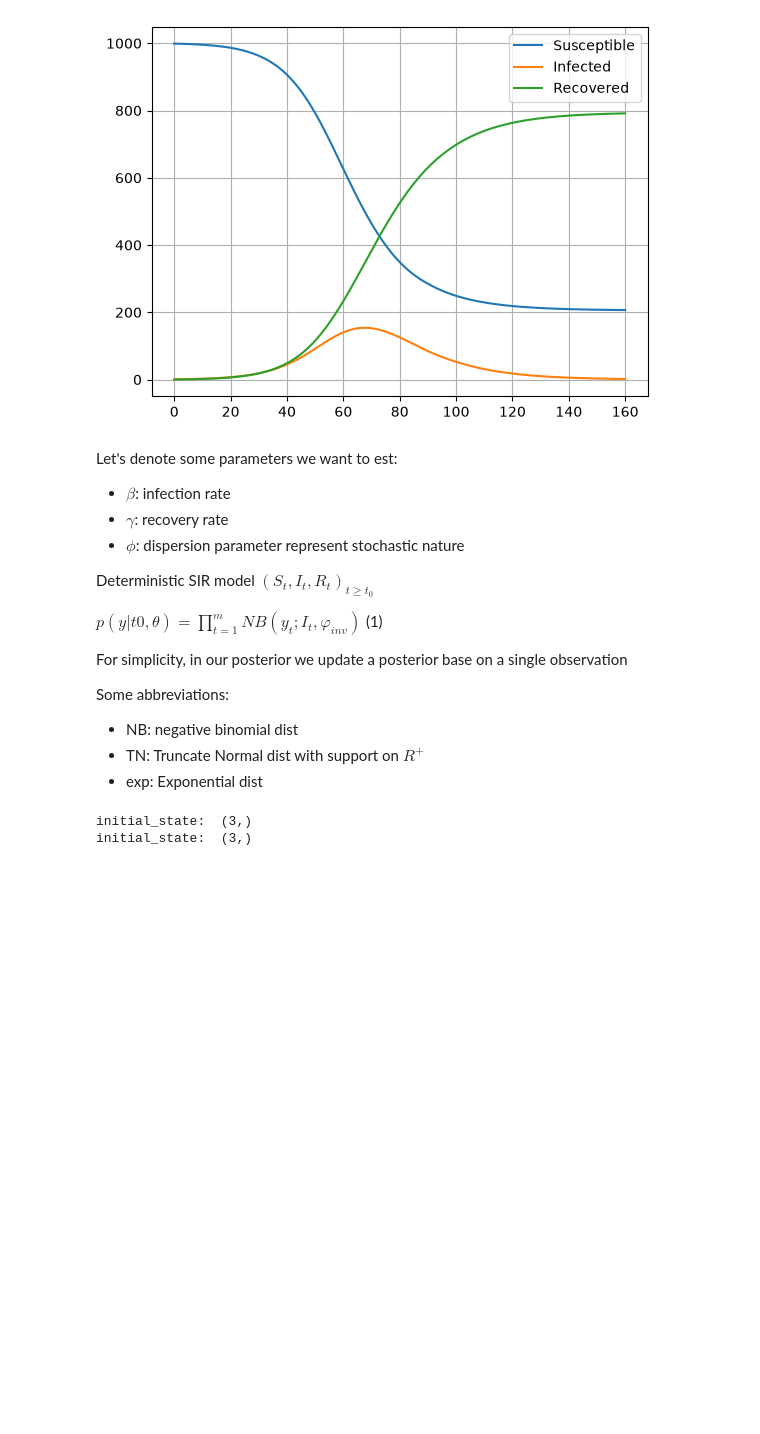
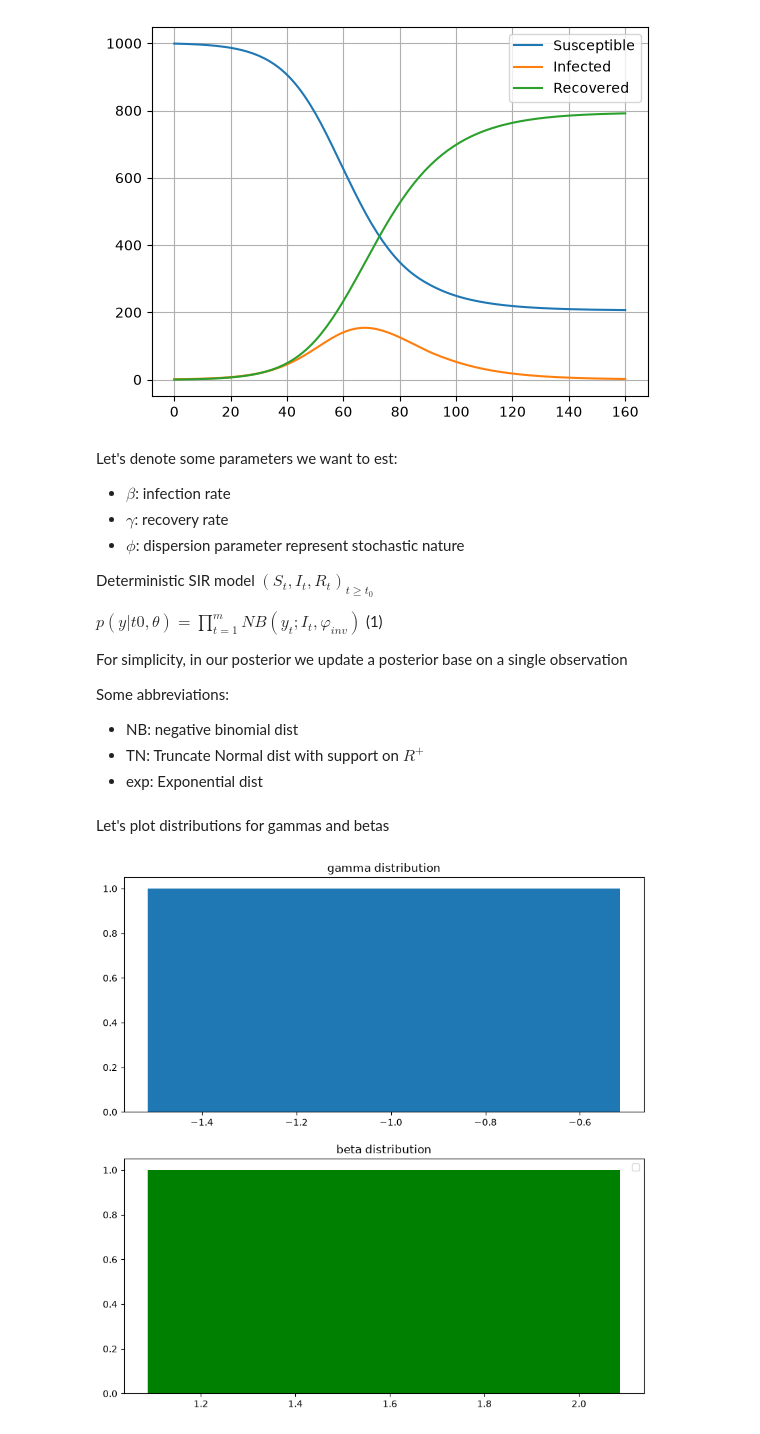
Before and after one commit to saobangmath/MiniProject-PhD-, a Jupyter notebook: MCMC/smc.ipynb, the cells around one changed output. Saved outputs shown, nothing was run; the diff lists cells and outputs as text; code cells hidden in the pictures; blank space fills up the shorter version.

Commit message:
add trace/plot

```diff
--- a/MCMC/smc.ipynb
+++ b/MCMC/smc.ipynb
@@ -350,6 +350,7 @@ class SMC:
 
         def body(carry):
             samples, cur_lp, key, lam, t, lambdas = carry
+            jax.debug.print("Current loop value: {lam}", lam=lam)
             log_ratio = target(samples) - base(samples)
             lam_next = self.__find_next_lambda(log_ratio, lam, n_bisect=n_bisect)
             samples, cur_lp, key = self.__temper_step(
@@ -692,12 +692,9 @@ from jax import numpy as jnp
 
 solver = SMC(3, partial(posterior_logpdf, datas = jnp.array([[160, 2]])), random.key(0))
 # %%
-solver.reset(no_samples=200_000)
+solver.reset(no_samples=100_000)
 
 lambda_list = solver.build_intermediate_dists()
-# %% [output]
-initial_state:  (3,)
-initial_state:  (3,)
 # %%
 from matplotlib import pyplot as plt
 import jax.numpy as jnp
@@ -706,0 +703,20 @@ samples[0]
+# %% [markdown]
+Let's plot distributions for gammas and betas
+# %%
+from matplotlib import pyplot as plt
+from jax import numpy as jnp
+
+fig, ax = plt.subplots(2, 1, figsize = (10,10))
+gammas = samples[:100, 0]
+betas = samples[:100, 1]
+
+ax[0].hist(gammas, density = True, bins = 'auto')
+ax[0].set_title("gamma distribution")
+
+ax[1].hist(betas, density = True, bins = 'auto', color = 'green')
+ax[1].set_title("beta distribution")
+
+plt.legend()
+plt.show()
+# %% [output]
+[figure, added]
```
Also changed, not shown: parts of 2 cells of this notebook.
